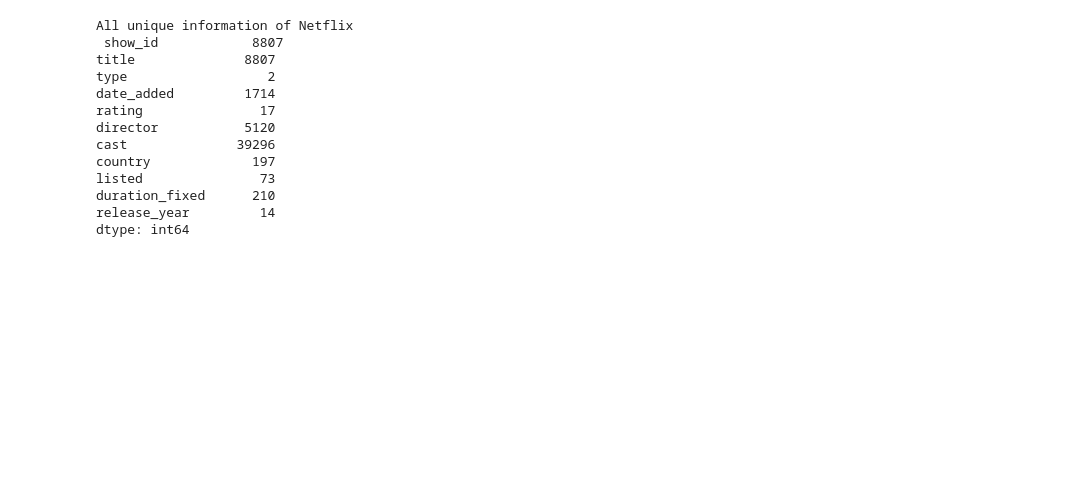
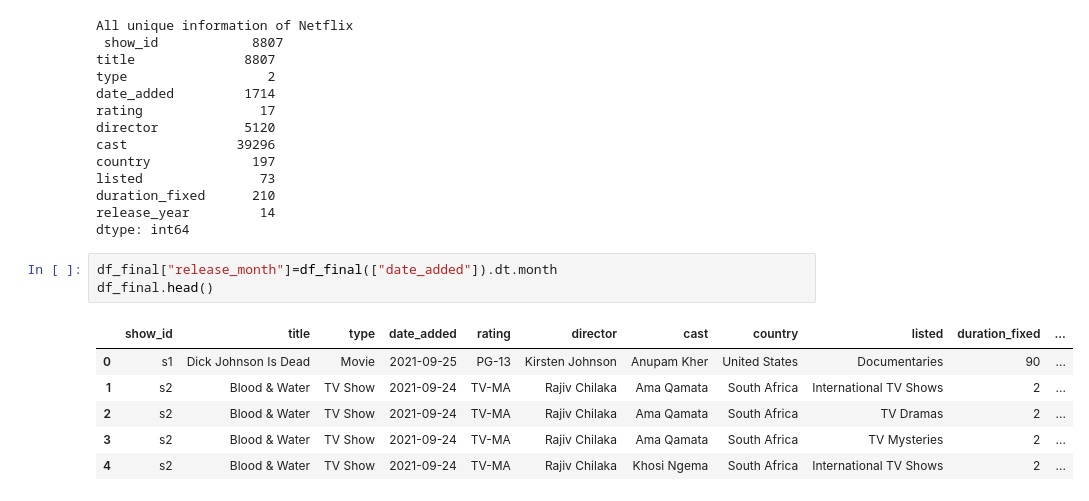
Before and after one commit to Chaitanyachafle/Portfolio, a Jupyter notebook: Netflix_Case_Study.ipynb, the cells around one changed output. Drawn from its saved outputs; the diff is of its cells as text; blank space fills up the shorter version.

```diff
--- a/Netflix_Case_Study.ipynb
+++ b/Netflix_Case_Study.ipynb
@@ -661,3 +650,13 @@ listed               73
 duration_fixed      210
 release_year         14
 dtype: int64
+# %%
+df_final["release_month"]=df_final(["date_added"]).dt.month
+df_final.head()
+# %% [output]
+|  | show_id | title | type | date_added | rating | director | cast | country | listed | duration_fixed | ... |
+| 0 | s1 | Dick Johnson Is Dead | Movie | 2021-09-25 | PG-13 | Kirsten Johnson | Anupam Kher | United States | Documentaries | 90 | ... |
+| 1 | s2 | Blood & Water | TV Show | 2021-09-24 | TV-MA | Rajiv Chilaka | Ama Qamata | South Africa | International TV Shows | 2 | ... |
+| 2 | s2 | Blood & Water | TV Show | 2021-09-24 | TV-MA | Rajiv Chilaka | Ama Qamata | South Africa | TV Dramas | 2 | ... |
+| 3 | s2 | Blood & Water | TV Show | 2021-09-24 | TV-MA | Rajiv Chilaka | Ama Qamata | South Africa | TV Mysteries | 2 | ... |
+| 4 | s2 | Blood & Water | TV Show | 2021-09-24 | TV-MA | Rajiv Chilaka | Khosi Ngema | South Africa | International TV Shows | 2 | ... |
```
Also changed, not shown: parts of 7 cells of this notebook.
